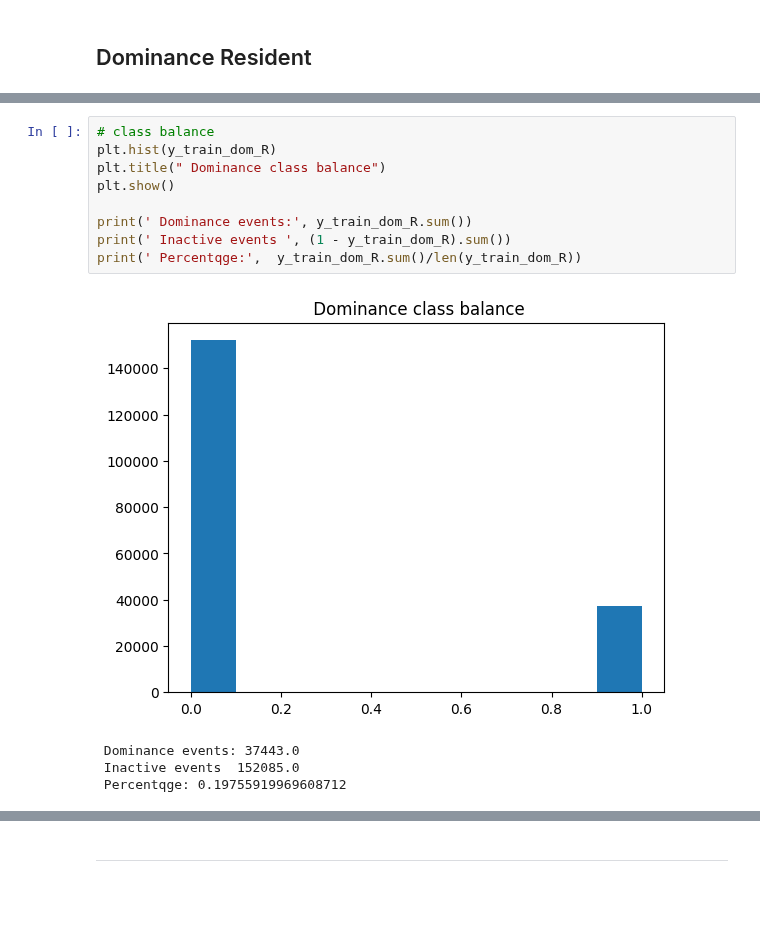
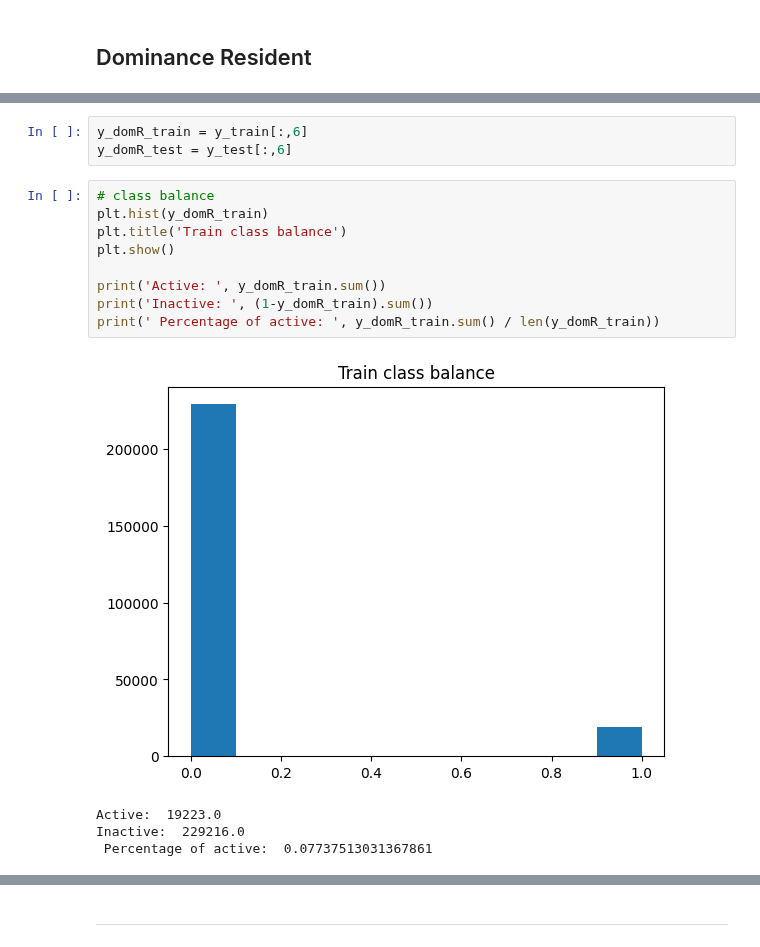
Before and after one commit to JulianAlvarezdeGiorgi/Behavioral_Tagging_of_Mice_in_multiple_Mice_setup_using_Deep_Learning, a Jupyter notebook: src/baseline_models.ipynb, the cells around one changed output, grey strips where cells are left out. Saved outputs shown, nothing was run; the diff lists cells and outputs as text; blank space fills up the shorter version.

```diff
--- a/src/baseline_models.ipynb
+++ b/src/baseline_models.ipynb
@@ -602,16 +836,19 @@ y_test_dom_R = y_domR_test[~np.isnan(y_domR_test)]
+# %%
+y_domR_train = y_train[:,6]
+y_domR_test = y_test[:,6]
 # %%
 # class balance
-plt.hist(y_train_dom_R)
-plt.title(" Dominance class balance")
+plt.hist(y_domR_train)
+plt.title('Train class balance')
 plt.show()
 
-print(' Dominance events:', y_train_dom_R.sum())
-print(' Inactive events ', (1 - y_train_dom_R).sum())
-print(' Percentqge:',  y_train_dom_R.sum()/len(y_train_dom_R))
+print('Active: ', y_domR_train.sum())
+print('Inactive: ', (1-y_domR_train).sum())
+print(' Percentage of active: ', y_domR_train.sum() / len(y_domR_train))
 # %% [output]
-[figure, old version]
+[figure, new version]
- Dominance events: 37443.0
- Inactive events  152085.0
- Percentqge: 0.19755919969608712
+Active:  19223.0
+Inactive:  229216.0
+ Percentage of active:  0.07737513031367861
 # %%
 # Downsample the inactive class
```
Also changed, not shown: parts of 96 cells of this notebook, 9 other files.
